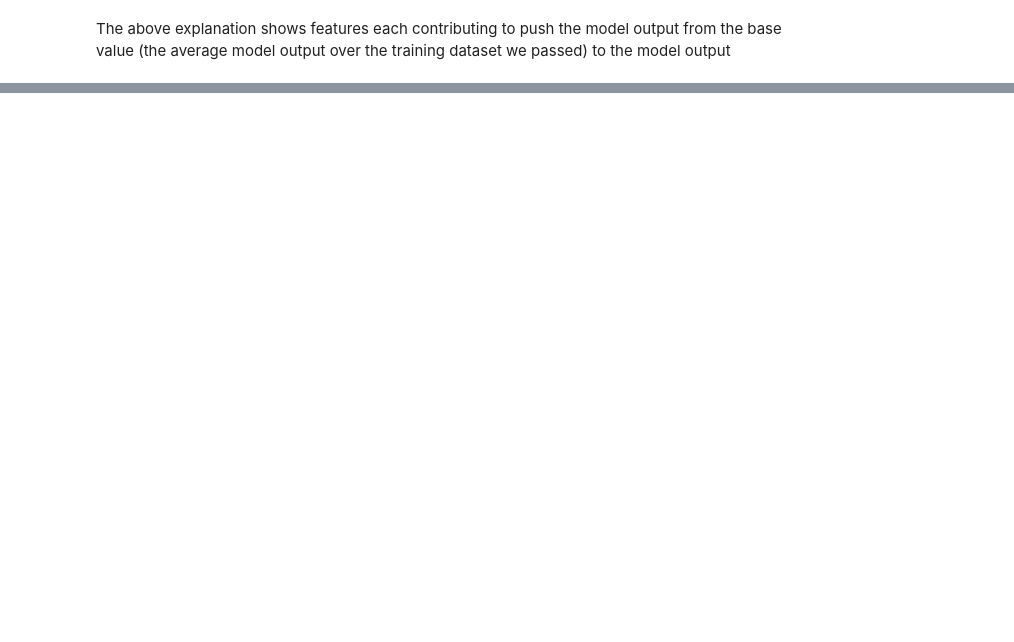
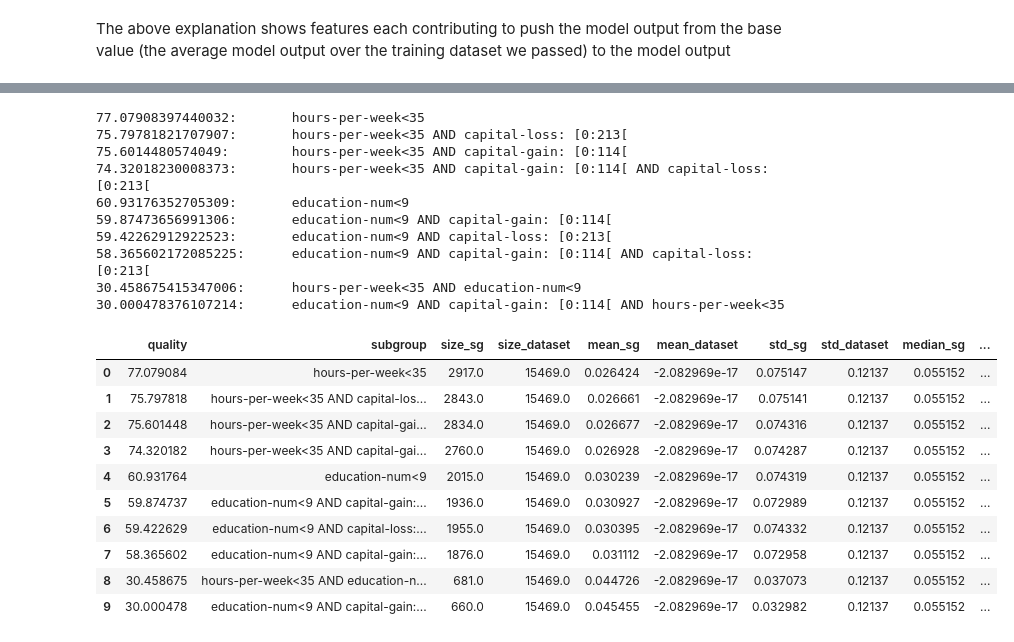
Before and after one commit to XiaoqiMa/Master-Thesis, a Jupyter notebook: Code/Jupyter-notebooks/age_permutation.ipynb, the cells around one changed output, grey strips where cells are left out. Saved outputs shown, nothing was run; the diff lists cells and outputs as text; code cells hidden in the pictures; blank space fills up the shorter version.

```diff
--- a/Code/Jupyter-notebooks/age_permutation.ipynb
+++ b/Code/Jupyter-notebooks/age_permutation.ipynb
@@ -92,0 +144,11 @@ data_shuffle = data_shuffle.sort_values('age_change', ascending=False)
+# %%
+def subgroup_discovery(df_data, attr):
+    target = ps.NumericTarget('deviation')
+    search_space = ps.create_numeric_selectors(df_data, ignore=[attr, 'change', 'deviation'])
+    task = ps.SubgroupDiscoveryTask(df_data, target, search_space, qf=ps.StandardQFNumeric(1))
+    result = ps.BeamSearch().execute(task)
+
+    for (q, sg) in result:
+        print('{0}:\t {1}'.format(q, sg.subgroup_description))
+
+    return ps.as_df(df_data, result, statistics_to_show=ps.all_statistics_numeric)
@@ -92,0 +190,24 @@ data_shuffle = data_shuffle.sort_values('age_change', ascending=False)
+# %%
+subgroup_discovery(age_increase, 'age')
+# %% [output]
+77.07908397440032:       hours-per-week<35
+75.79781821707907:       hours-per-week<35 AND capital-loss: [0:213[
+75.6014480574049:        hours-per-week<35 AND capital-gain: [0:114[
+74.32018230008373:       hours-per-week<35 AND capital-gain: [0:114[ AND capital-loss: [0:213[
+60.93176352705309:       education-num<9
+59.87473656991306:       education-num<9 AND capital-gain: [0:114[
+59.42262912922523:       education-num<9 AND capital-loss: [0:213[
+58.365602172085225:      education-num<9 AND capital-gain: [0:114[ AND capital-loss: [0:213[
+30.458675415347006:      hours-per-week<35 AND education-num<9
+30.000478376107214:      education-num<9 AND capital-gain: [0:114[ AND hours-per-week<35
+|  | quality | subgroup | size_sg | size_dataset | mean_sg | mean_dataset | std_sg | std_dataset | median_sg | ... |
+| 0 | 77.079084 | hours-per-week<35 | 2917.0 | 15469.0 | 0.026424 | -2.082969e-17 | 0.075147 | 0.12137 | 0.055152 | ... |
+| 1 | 75.797818 | hours-per-week<35 AND capital-los... | 2843.0 | 15469.0 | 0.026661 | -2.082969e-17 | 0.075141 | 0.12137 | 0.055152 | ... |
+| 2 | 75.601448 | hours-per-week<35 AND capital-gai... | 2834.0 | 15469.0 | 0.026677 | -2.082969e-17 | 0.074316 | 0.12137 | 0.055152 | ... |
+| 3 | 74.320182 | hours-per-week<35 AND capital-gai... | 2760.0 | 15469.0 | 0.026928 | -2.082969e-17 | 0.074287 | 0.12137 | 0.055152 | ... |
+| 4 | 60.931764 | education-num<9 | 2015.0 | 15469.0 | 0.030239 | -2.082969e-17 | 0.074319 | 0.12137 | 0.055152 | ... |
+| 5 | 59.874737 | education-num<9 AND capital-gain:... | 1936.0 | 15469.0 | 0.030927 | -2.082969e-17 | 0.072989 | 0.12137 | 0.055152 | ... |
+| 6 | 59.422629 | education-num<9 AND capital-loss:... | 1955.0 | 15469.0 | 0.030395 | -2.082969e-17 | 0.074332 | 0.12137 | 0.055152 | ... |
+| 7 | 58.365602 | education-num<9 AND capital-gain:... | 1876.0 | 15469.0 | 0.031112 | -2.082969e-17 | 0.072958 | 0.12137 | 0.055152 | ... |
+| 8 | 30.458675 | hours-per-week<35 AND education-n... | 681.0 | 15469.0 | 0.044726 | -2.082969e-17 | 0.037073 | 0.12137 | 0.055152 | ... |
+| 9 | 30.000478 | education-num<9 AND capital-gain:... | 660.0 | 15469.0 | 0.045455 | -2.082969e-17 | 0.032982 | 0.12137 | 0.055152 | ... |
```
Also changed, not shown: parts of 18 cells of this notebook, 3 other files.
